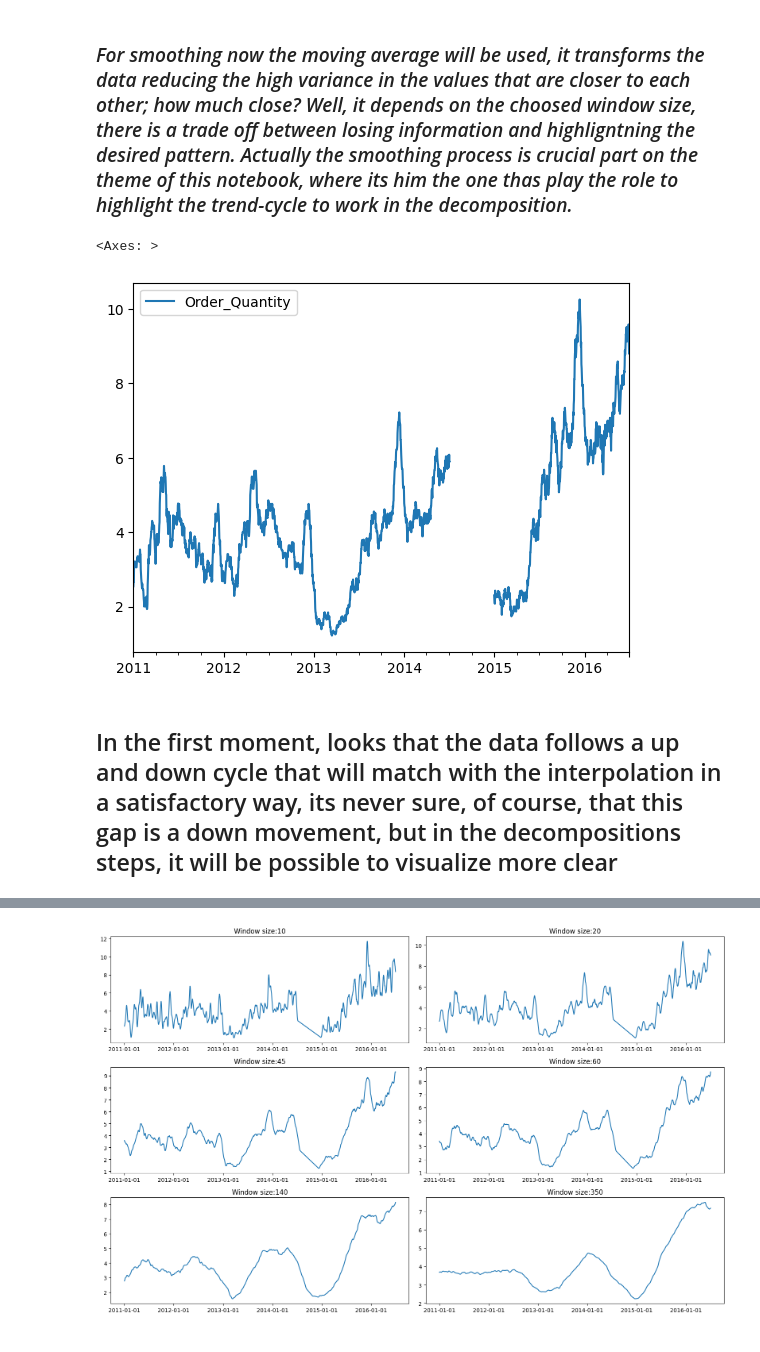
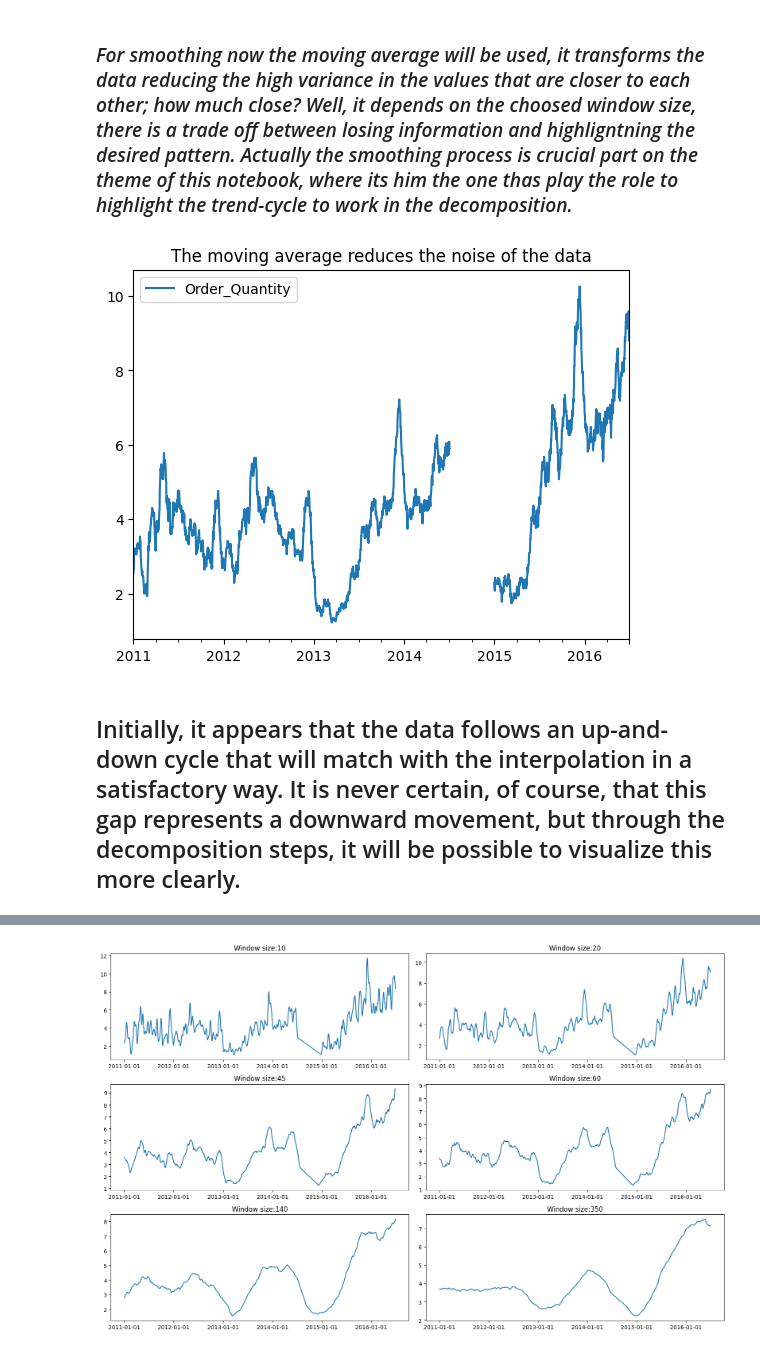
Before and after one commit to CaioMaxximus/Time_Series_Decomposition-bike_sales_america, a Jupyter notebook: time-series-decomposition-bike-sales-america.ipynb, the cells around one changed output, grey strips where cells are left out. Cells and saved outputs as stored; diff of their text form; code cells hidden in the pictures.

Commit message:
Kaggle Notebook | Time_Series_Decomposition bike_sales_america | Version 5

```diff
--- a/time-series-decomposition-bike-sales-america.ipynb
+++ b/time-series-decomposition-bike-sales-america.ipynb
@@ -107,11 +110,12 @@ plt.show()
 ### *For smoothing now the moving average will be used, it transforms the data reducing the high variance in the values that are closer to each other; how much close? Well, it depends on the choosed window size, there is a trade off between losing information and highligntning the desired pattern. Actually the smoothing process is crucial part on the theme of this notebook, where its him the one thas play the role to highlight the trend-cycle to work in the decomposition.*
 # %%
 bike_sales["Order_Quantity"].rolling(window = 27,center = True,min_periods = 10).mean().to_frame().plot()
+plt.title("The moving average reduces the noise of the data")
+plt.show()
 # %% [output]
-<Axes: >
-[figure, old version]
+[figure, new version]
 # %% [markdown]
-## In the first moment, looks that the data follows a up and down cycle that will match with the interpolation in a satisfactory way, its never sure, of course, that this gap is a down movement, but in the decompositions steps, it will be possible to visualize more clear
+## Initially, it appears that the data follows an up-and-down cycle that will match with the interpolation in a satisfactory way. It is never certain, of course, that this gap represents a downward movement, but through the decomposition steps, it will be possible to visualize this more clearly.
 # %%
 ## Filling
 
```
Also changed, not shown: parts of 24 cells of this notebook.
